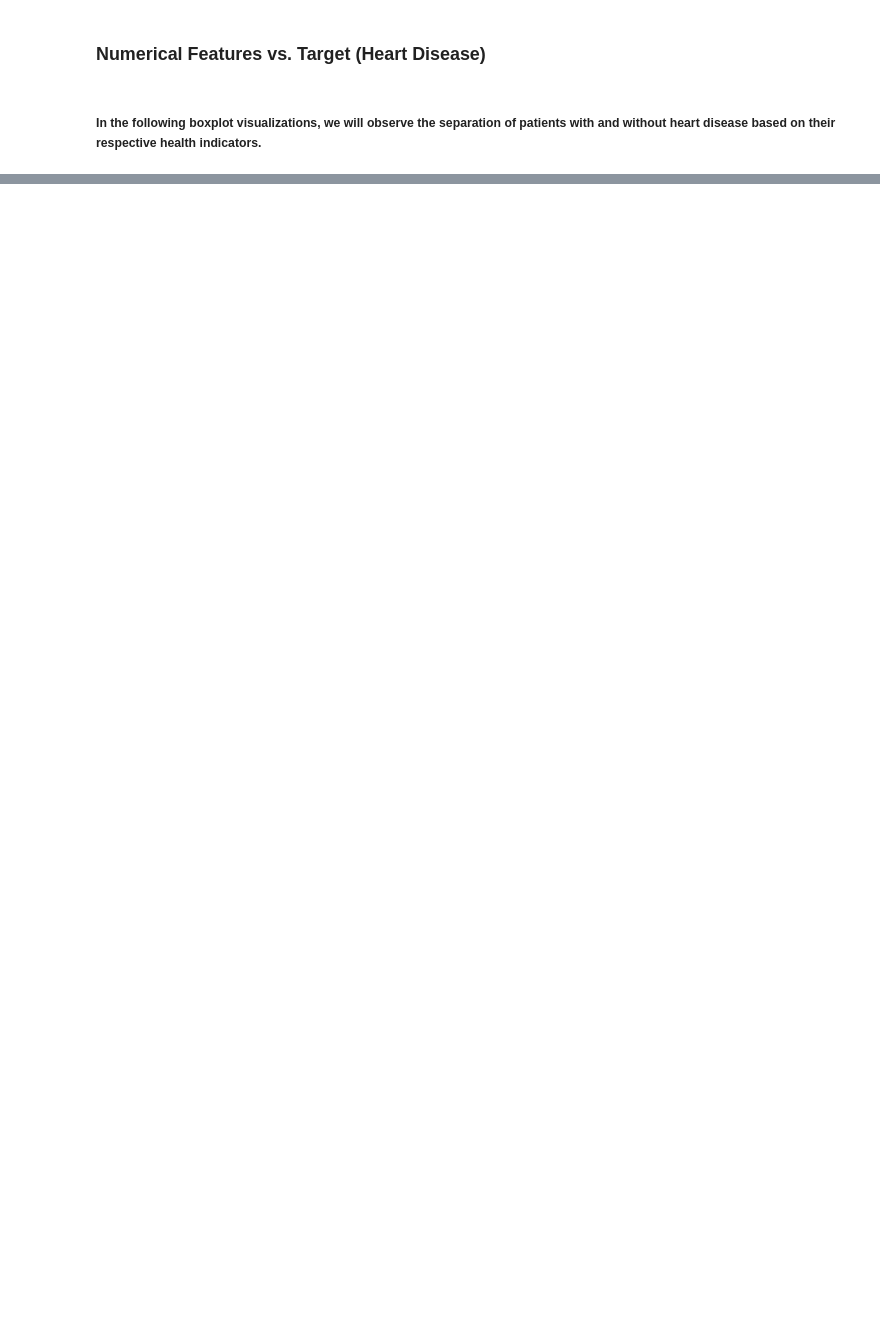
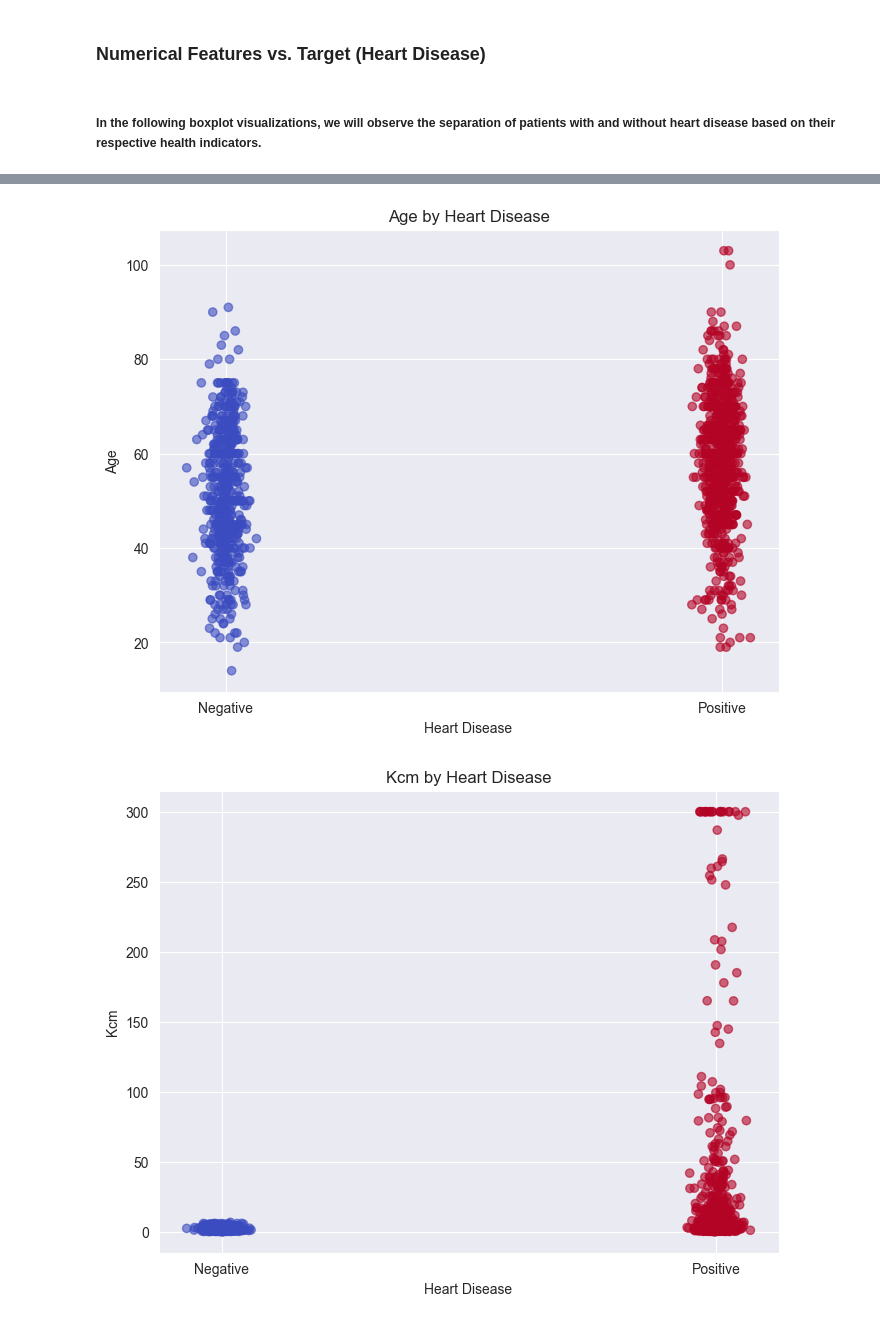
Before and after one commit to plamensve/DS_FINAL_PROJECT, a Jupyter notebook: notebooks/03_eda_dataset_1.ipynb, the cells around one changed output, grey strips where cells are left out. Saved outputs shown, nothing was run; the diff lists cells and outputs as text; code cells hidden in the pictures; blank space fills up the shorter version.

```diff
--- a/notebooks/03_eda_dataset_1.ipynb
+++ b/notebooks/03_eda_dataset_1.ipynb
@@ -154,0 +198,6 @@ for col in numeric_columns:
+# %%
+features = ['age', 'kcm', 'troponin']
+display_scatterplot_by_features(dataset1, *features)
+# %% [output]
+[figure, added]
+[figure, added]
```
Also changed, not shown: parts of 17 cells of this notebook, 5 other files.
